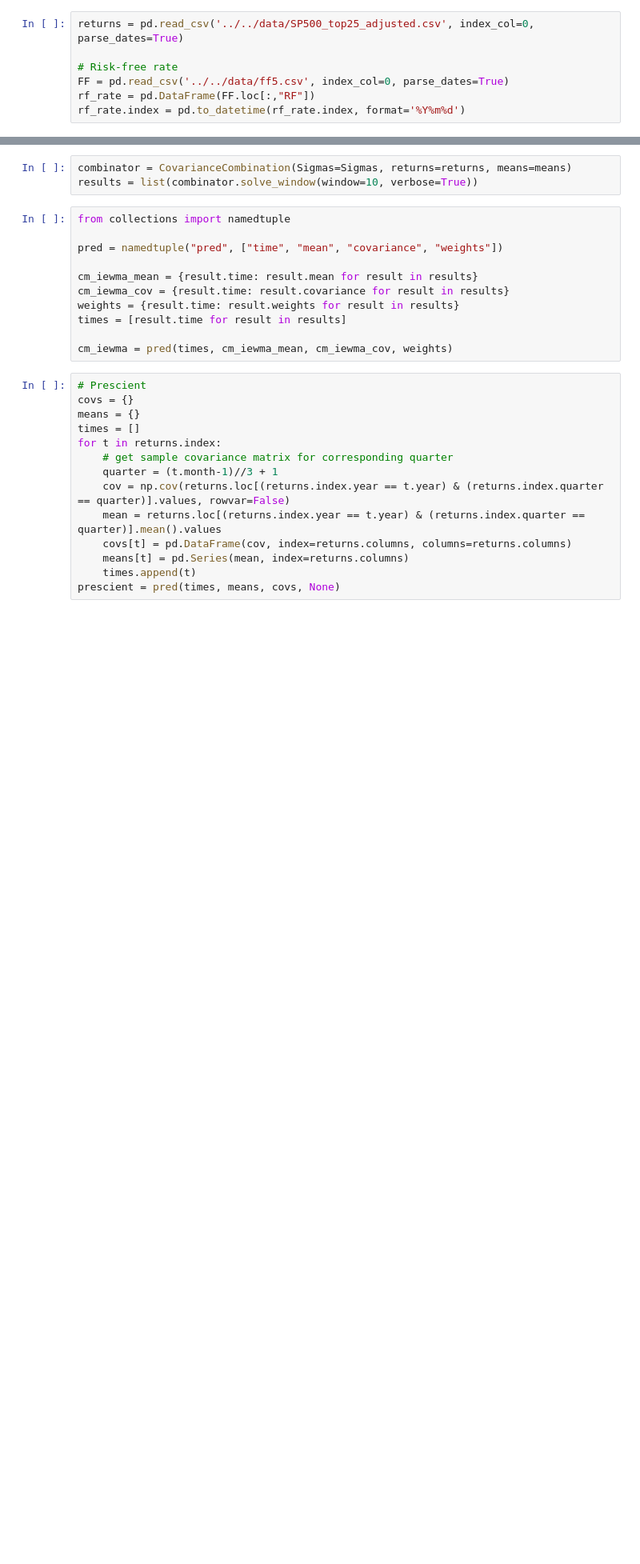
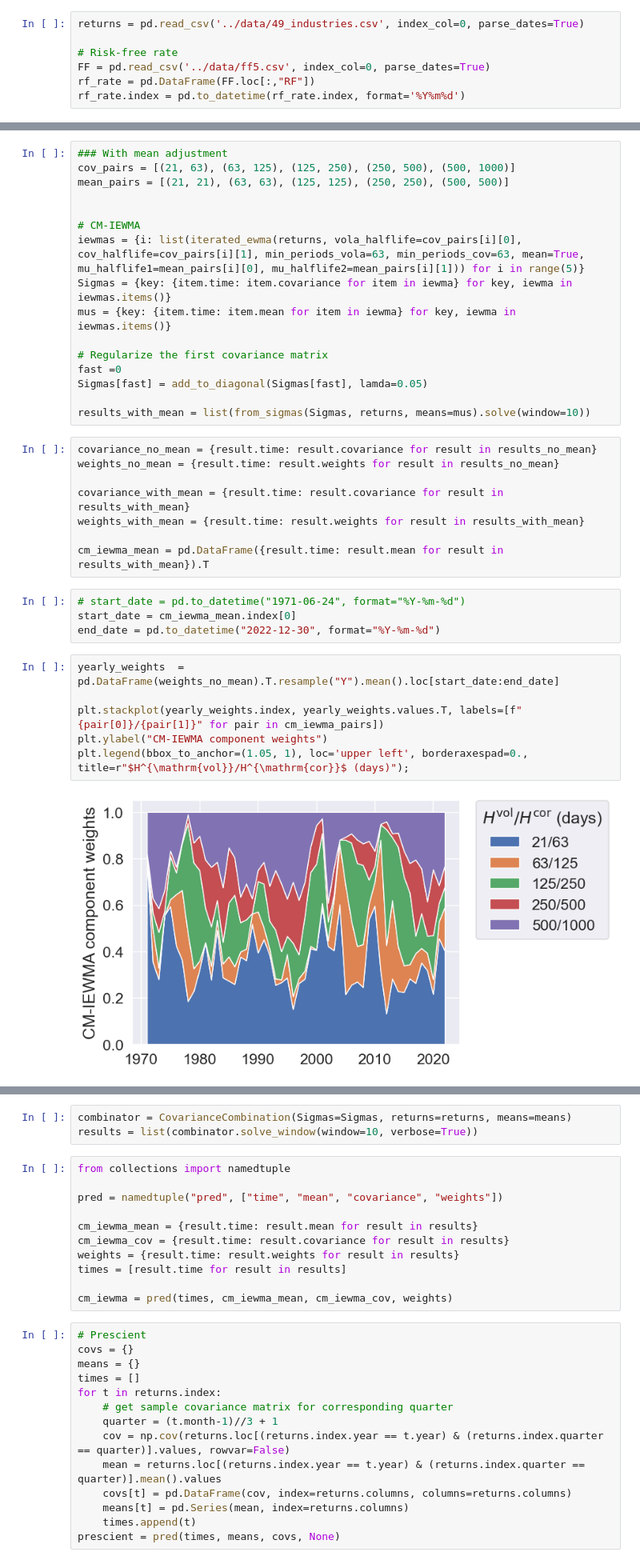
Before and after one commit to cvxgrp/cov_pred_finance, a Jupyter notebook: experiments/extensions/nonzero_means.ipynb, the cells around one changed output, grey strips where cells are left out. Shown at 80% size. Saved outputs shown, nothing was run; the diff lists cells and outputs as text; blank space fills up the shorter version.

```diff
--- a/experiments/extensions/nonzero_means.ipynb
+++ b/experiments/extensions/nonzero_means.ipynb
@@ -13,7 +63,7 @@ sns.set(font_scale=1.5)
 # %%
-returns = pd.read_csv('../../data/SP500_top25_adjusted.csv', index_col=0, parse_dates=True)
+returns = pd.read_csv('../data/49_industries.csv', index_col=0, parse_dates=True)
 
 # Risk-free rate
-FF = pd.read_csv('../../data/ff5.csv', index_col=0, parse_dates=True)
+FF = pd.read_csv('../data/ff5.csv', index_col=0, parse_dates=True)
 rf_rate = pd.DataFrame(FF.loc[:,"RF"])
 rf_rate.index = pd.to_datetime(rf_rate.index, format='%Y%m%d')
@@ -19,0 +83,36 @@ rf_rate.index = pd.to_datetime(rf_rate.index, format='%Y%m%d')
+# %%
+### With mean adjustment
+cov_pairs = [(21, 63), (63, 125), (125, 250), (250, 500), (500, 1000)]
+mean_pairs = [(21, 21), (63, 63), (125, 125), (250, 250), (500, 500)]
+
+
+# CM-IEWMA
+iewmas = {i: list(iterated_ewma(returns, vola_halflife=cov_pairs[i][0], cov_halflife=cov_pairs[i][1], min_periods_vola=63, min_periods_cov=63, mean=True, mu_halflife1=mean_pairs[i][0], mu_halflife2=mean_pairs[i][1])) for i in range(5)}
+Sigmas = {key: {item.time: item.covariance for item in iewma} for key, iewma in iewmas.items()}
+mus = {key: {item.time: item.mean for item in iewma} for key, iewma in iewmas.items()}
+
+# Regularize the first covariance matrix
+fast =0
+Sigmas[fast] = add_to_diagonal(Sigmas[fast], lamda=0.05)
+
+results_with_mean = list(from_sigmas(Sigmas, returns, means=mus).solve(window=10))
+# %%
+covariance_no_mean = {result.time: result.covariance for result in results_no_mean}
+weights_no_mean = {result.time: result.weights for result in results_no_mean}
+
+covariance_with_mean = {result.time: result.covariance for result in results_with_mean}
+weights_with_mean = {result.time: result.weights for result in results_with_mean}
+
+cm_iewma_mean = pd.DataFrame({result.time: result.mean for result in results_with_mean}).T
+# %%
+# start_date = pd.to_datetime("1971-06-24", format="%Y-%m-%d")
+start_date = cm_iewma_mean.index[0]
+end_date = pd.to_datetime("2022-12-30", format="%Y-%m-%d")
+# %%
+yearly_weights  = pd.DataFrame(weights_no_mean).T.resample("Y").mean().loc[start_date:end_date]
+
+plt.stackplot(yearly_weights.index, yearly_weights.values.T, labels=[f"{pair[0]}/{pair[1]}" for pair in cm_iewma_pairs])
+plt.ylabel("CM-IEWMA component weights")
+plt.legend(bbox_to_anchor=(1.05, 1), loc='upper left', borderaxespad=0., title=r"$H^{\mathrm{vol}}/H^{\mathrm{cor}}$ (days)");
+# %% [output]
+[figure, added]
```
Also changed, not shown: parts of 54 cells of this notebook, 3 other files.
